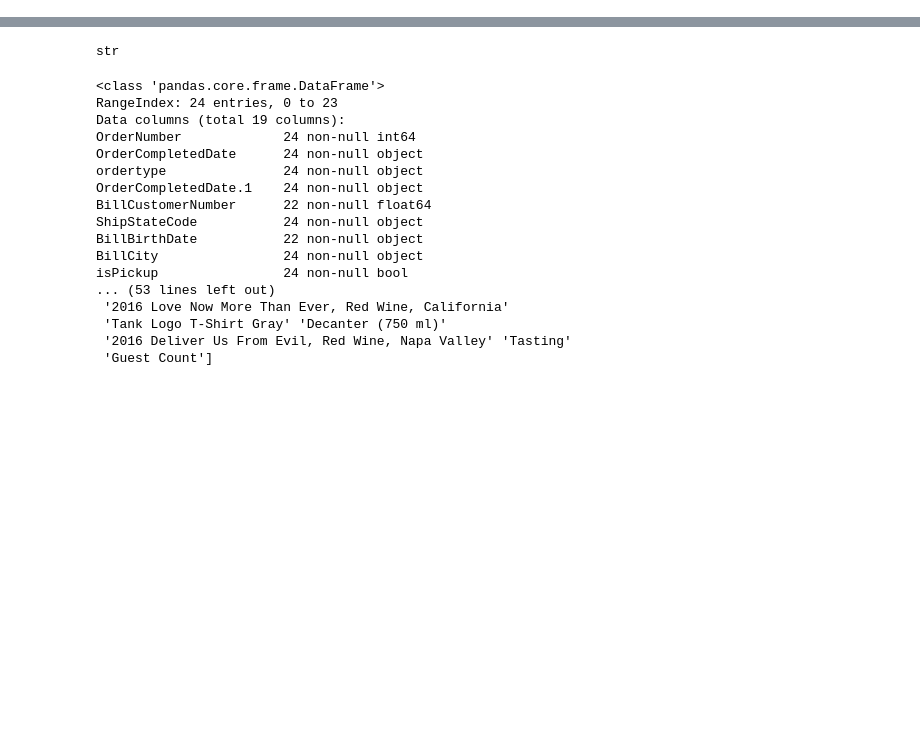
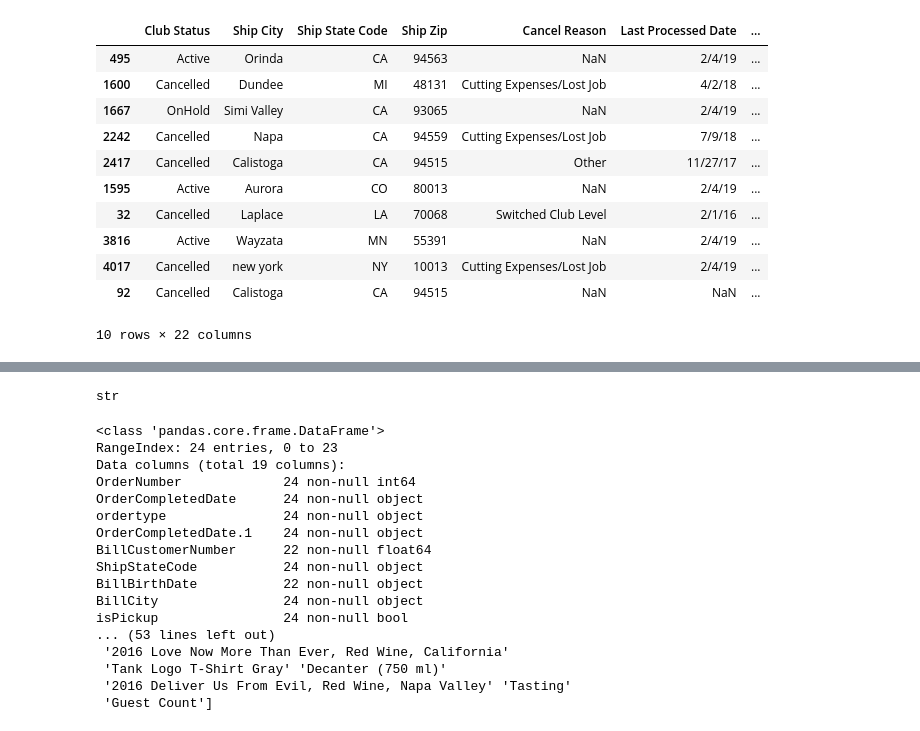
Before and after one commit to sphilazar/wine-clubs, a Jupyter notebook: TestScripts.ipynb, the cells around one changed output, grey strips where cells are left out. Drawn from its saved outputs; the diff is of its cells as text; code cells hidden in the pictures; blank space fills up the shorter version.

```diff
--- a/TestScripts.ipynb
+++ b/TestScripts.ipynb
@@ -0,0 +6,17 @@
+# %%
+clubs = format.clean_data()
+# %%
+clubs.sample(10)
+# %% [output]
+|  | Club Status | Ship City | Ship State Code | Ship Zip | Cancel Reason | Last Processed Date | ... |
+| 495 | Active | Orinda | CA | 94563 | NaN | 2/4/19 | ... |
+| 1600 | Cancelled | Dundee | MI | 48131 | Cutting Expenses/Lost Job | 4/2/18 | ... |
+| 1667 | OnHold | Simi Valley | CA | 93065 | NaN | 2/4/19 | ... |
+| 2242 | Cancelled | Napa | CA | 94559 | Cutting Expenses/Lost Job | 7/9/18 | ... |
+| 2417 | Cancelled | Calistoga | CA | 94515 | Other | 11/27/17 | ... |
+| 1595 | Active | Aurora | CO | 80013 | NaN | 2/4/19 | ... |
+| 32 | Cancelled | Laplace | LA | 70068 | Switched Club Level | 2/1/16 | ... |
+| 3816 | Active | Wayzata | MN | 55391 | NaN | 2/4/19 | ... |
+| 4017 | Cancelled | new york | NY | 10013 | Cutting Expenses/Lost Job | 2/4/19 | ... |
+| 92 | Cancelled | Calistoga | CA | 94515 | NaN | NaN | ... |
+10 rows × 22 columns
```
Also changed, not shown: parts of 42 cells of this notebook, 3 other files.
